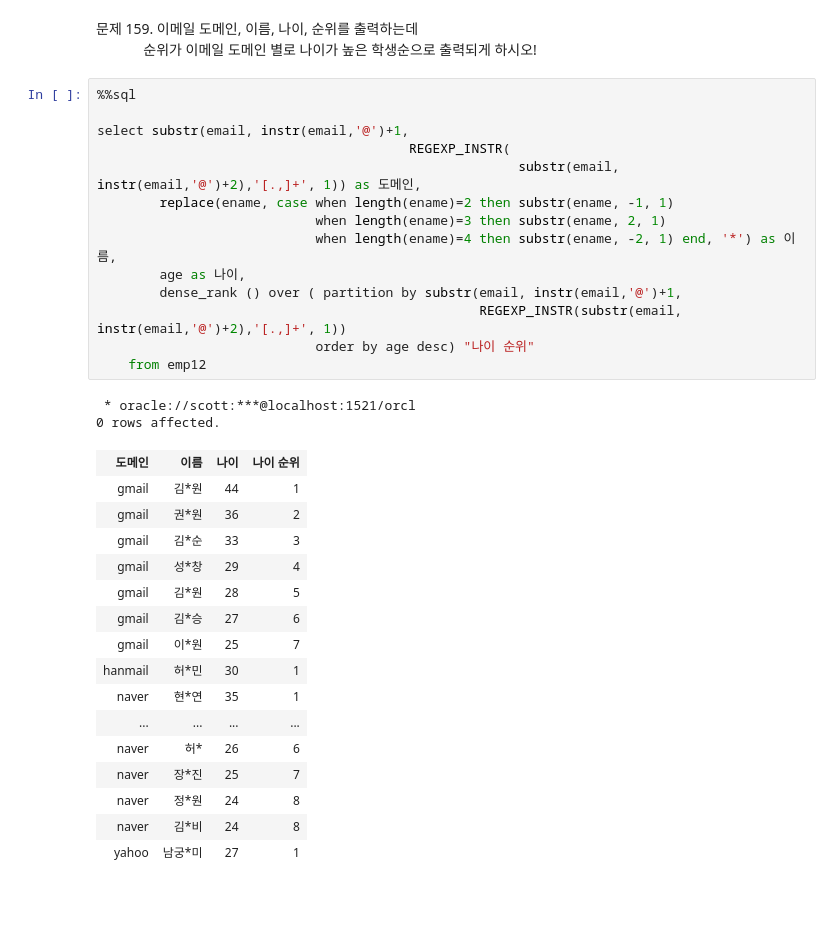
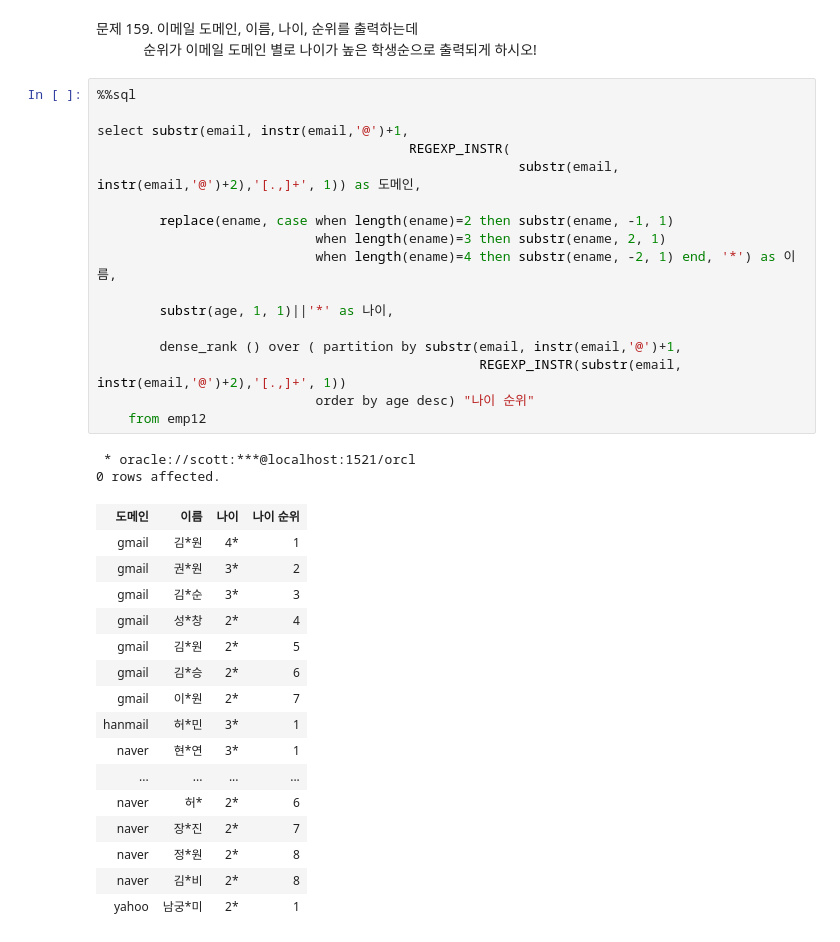
Before and after one commit to unknown-jun/Oracle_SQL, a Jupyter notebook: Part 2_9. 데이터 분석함수.ipynb, the cells around one changed output. Saved outputs shown, nothing was run; the diff lists cells and outputs as text; blank space fills up the shorter version.

```diff
--- a/Part 2_9. 데이터 분석함수.ipynb
+++ b/Part 2_9. 데이터 분석함수.ipynb
@@ -237,33 +237,36 @@ select to_char(hiredate, 'YYYY') as 입사년도,
 # %%
 %%sql
 
 select substr(email, instr(email,'@')+1,
                                         REGEXP_INSTR(
                                                       substr(email, instr(email,'@')+2),'[.,]+', 1)) as 도메인,
+
         replace(ename, case when length(ename)=2 then substr(ename, -1, 1)
                             when length(ename)=3 then substr(ename, 2, 1)
                             when length(ename)=4 then substr(ename, -2, 1) end, '*') as 이름,
-        age as 나이,
+
+        substr(age, 1, 1)||'*' as 나이,
+
         dense_rank () over ( partition by substr(email, instr(email,'@')+1,
                                                  REGEXP_INSTR(substr(email, instr(email,'@')+2),'[.,]+', 1))
                             order by age desc) "나이 순위"
     from emp12
 # %% [output]
  * oracle://scott:***@localhost:1521/orcl
 0 rows affected.
 | 도메인 | 이름 | 나이 | 나이 순위 |
-| gmail | 김*원 | 44 | 1 |
-| gmail | 권*원 | 36 | 2 |
-| gmail | 김*순 | 33 | 3 |
-| gmail | 성*창 | 29 | 4 |
-| gmail | 김*원 | 28 | 5 |
-| gmail | 김*승 | 27 | 6 |
-| gmail | 이*원 | 25 | 7 |
-| hanmail | 허*민 | 30 | 1 |
-| naver | 현*연 | 35 | 1 |
+| gmail | 김*원 | 4* | 1 |
+| gmail | 권*원 | 3* | 2 |
+| gmail | 김*순 | 3* | 3 |
+| gmail | 성*창 | 2* | 4 |
+| gmail | 김*원 | 2* | 5 |
+| gmail | 김*승 | 2* | 6 |
+| gmail | 이*원 | 2* | 7 |
+| hanmail | 허*민 | 3* | 1 |
+| naver | 현*연 | 3* | 1 |
 | ... | ... | ... | ... |
-| naver | 허* | 26 | 6 |
-| naver | 장*진 | 25 | 7 |
-| naver | 정*원 | 24 | 8 |
-| naver | 김*비 | 24 | 8 |
-| yahoo | 남궁*미 | 27 | 1 |
+| naver | 허* | 2* | 6 |
+| naver | 장*진 | 2* | 7 |
+| naver | 정*원 | 2* | 8 |
+| naver | 김*비 | 2* | 8 |
+| yahoo | 남궁*미 | 2* | 1 |
```
Also changed, not shown: parts of 20 cells of this notebook.
